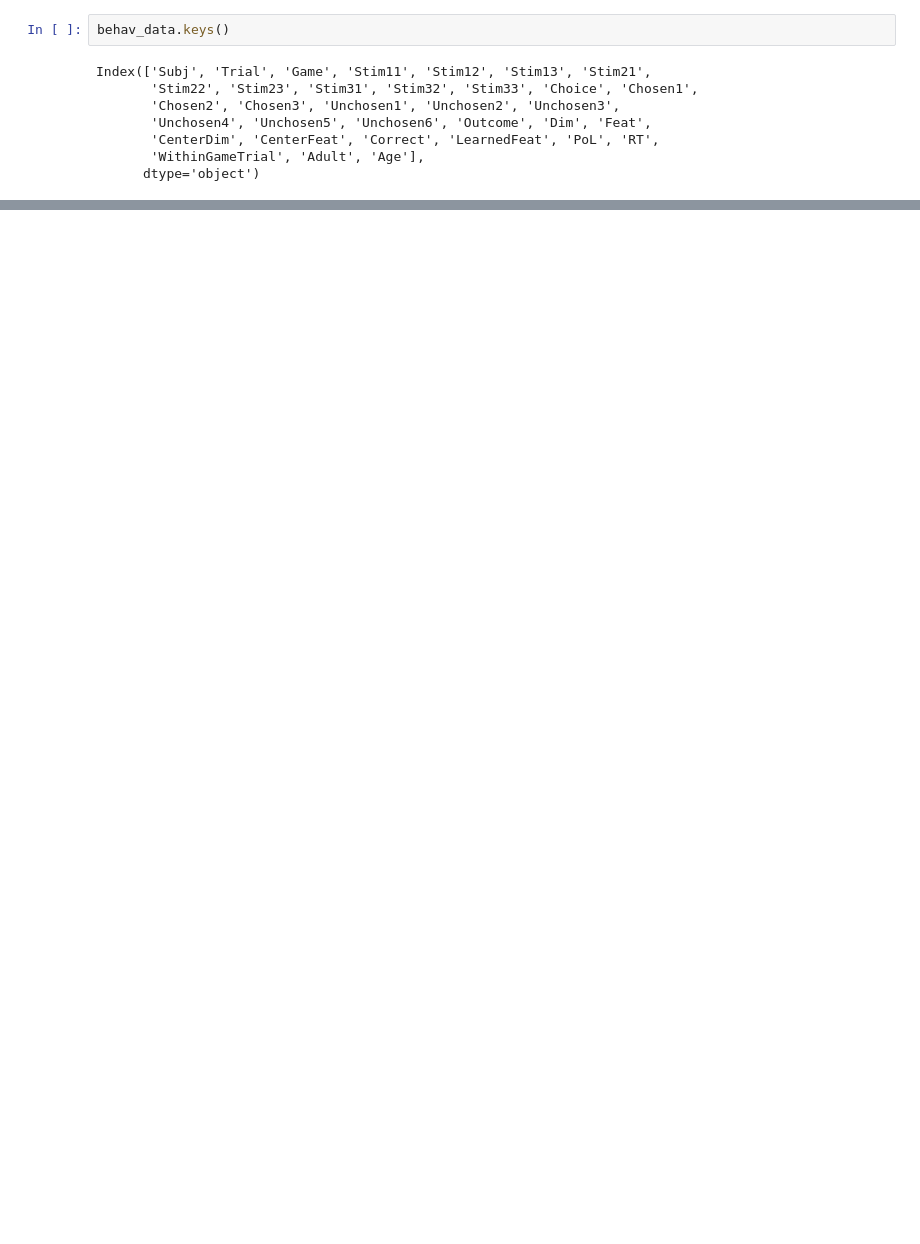
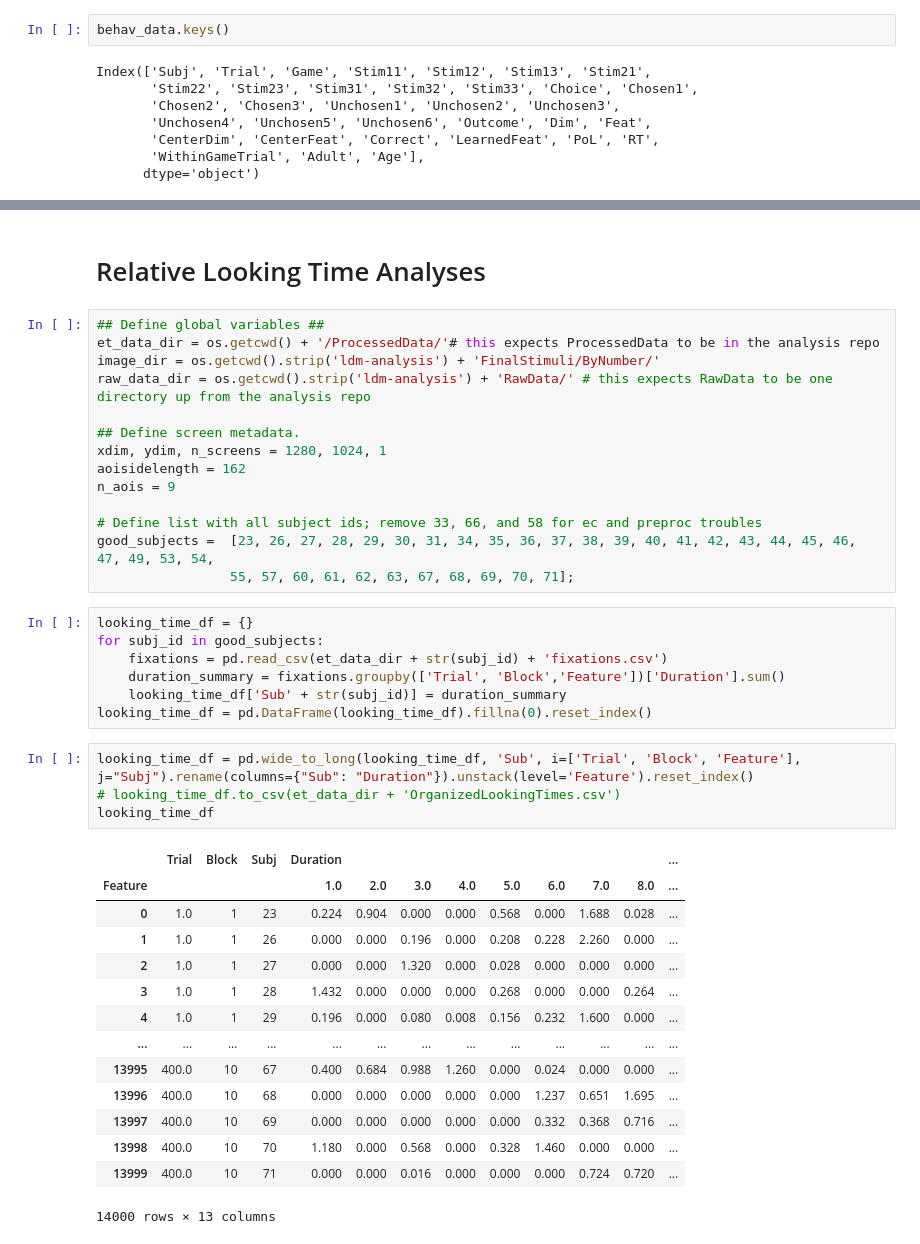
Before and after one commit to angelaradulescu/ldm-analysis, a Jupyter notebook: BehavioralAnalyses.ipynb, the cells around one changed output, grey strips where cells are left out. Drawn from its saved outputs; the diff is of its cells as text; blank space fills up the shorter version.

```diff
--- a/BehavioralAnalyses.ipynb
+++ b/BehavioralAnalyses.ipynb
@@ -312,3 +338,45 @@ sub39.loc[sub39['Trial'] == (9*40)+1]
 # %% [output]
 |  | Trial | Chosen1 | Chosen2 | Chosen3 | Feat |
 | 15160 | 361 | 1.0 | 4.0 | 9.0 | 2 |
+# %% [markdown]
+# Relative Looking Time Analyses
+# %%
+## Define global variables ##
+et_data_dir = os.getcwd() + '/ProcessedData/'# this expects ProcessedData to be in the analysis repo
+image_dir = os.getcwd().strip('ldm-analysis') + 'FinalStimuli/ByNumber/'
+raw_data_dir = os.getcwd().strip('ldm-analysis') + 'RawData/' # this expects RawData to be one directory up from the analysis repo
+
+## Define screen metadata.
+xdim, ydim, n_screens = 1280, 1024, 1
+aoisidelength = 162
+n_aois = 9
+
+# Define list with all subject ids; remove 33, 66, and 58 for ec and preproc troubles
+good_subjects =  [23, 26, 27, 28, 29, 30, 31, 34, 35, 36, 37, 38, 39, 40, 41, 42, 43, 44, 45, 46, 47, 49, 53, 54,
+                 55, 57, 60, 61, 62, 63, 67, 68, 69, 70, 71];
+# %%
+looking_time_df = {}
+for subj_id in good_subjects:
+    fixations = pd.read_csv(et_data_dir + str(subj_id) + 'fixations.csv')
+    duration_summary = fixations.groupby(['Trial', 'Block','Feature'])['Duration'].sum()
+    looking_time_df['Sub' + str(subj_id)] = duration_summary
+looking_time_df = pd.DataFrame(looking_time_df).fillna(0).reset_index()
+# %%
+looking_time_df = pd.wide_to_long(looking_time_df, 'Sub', i=['Trial', 'Block', 'Feature'], j="Subj").rename(columns={"Sub": "Duration"}).unstack(level='Feature').reset_index()
+# looking_time_df.to_csv(et_data_dir + 'OrganizedLookingTimes.csv')
+looking_time_df
+# %% [output]
+|  | Trial | Block | Subj | Duration |  |  |  |  |  |  |  | ... |
+| Feature |  |  |  | 1.0 | 2.0 | 3.0 | 4.0 | 5.0 | 6.0 | 7.0 | 8.0 | ... |
+| 0 | 1.0 | 1 | 23 | 0.224 | 0.904 | 0.000 | 0.000 | 0.568 | 0.000 | 1.688 | 0.028 | ... |
+| 1 | 1.0 | 1 | 26 | 0.000 | 0.000 | 0.196 | 0.000 | 0.208 | 0.228 | 2.260 | 0.000 | ... |
+| 2 | 1.0 | 1 | 27 | 0.000 | 0.000 | 1.320 | 0.000 | 0.028 | 0.000 | 0.000 | 0.000 | ... |
+| 3 | 1.0 | 1 | 28 | 1.432 | 0.000 | 0.000 | 0.000 | 0.268 | 0.000 | 0.000 | 0.264 | ... |
+| 4 | 1.0 | 1 | 29 | 0.196 | 0.000 | 0.080 | 0.008 | 0.156 | 0.232 | 1.600 | 0.000 | ... |
+| ... | ... | ... | ... | ... | ... | ... | ... | ... | ... | ... | ... | ... |
+| 13995 | 400.0 | 10 | 67 | 0.400 | 0.684 | 0.988 | 1.260 | 0.000 | 0.024 | 0.000 | 0.000 | ... |
+| 13996 | 400.0 | 10 | 68 | 0.000 | 0.000 | 0.000 | 0.000 | 0.000 | 1.237 | 0.651 | 1.695 | ... |
+| 13997 | 400.0 | 10 | 69 | 0.000 | 0.000 | 0.000 | 0.000 | 0.000 | 0.332 | 0.368 | 0.716 | ... |
+| 13998 | 400.0 | 10 | 70 | 1.180 | 0.000 | 0.568 | 0.000 | 0.328 | 1.460 | 0.000 | 0.000 | ... |
+| 13999 | 400.0 | 10 | 71 | 0.000 | 0.000 | 0.016 | 0.000 | 0.000 | 0.000 | 0.724 | 0.720 | ... |
+14000 rows × 13 columns
```
Also changed, not shown: parts of 20 cells of this notebook, 6 other files.
